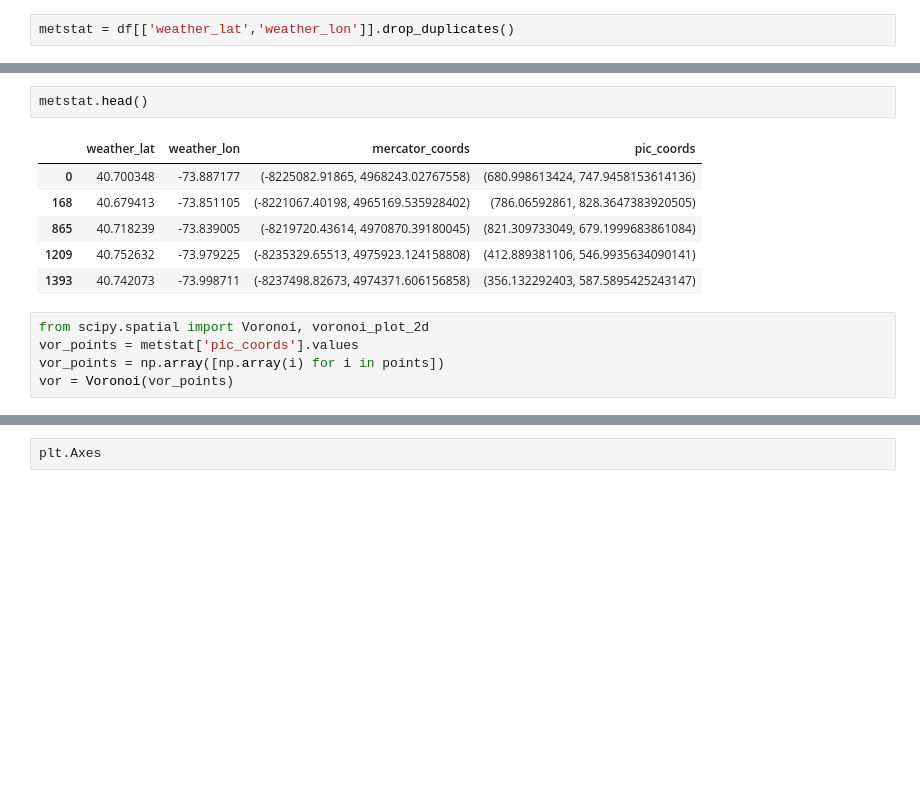
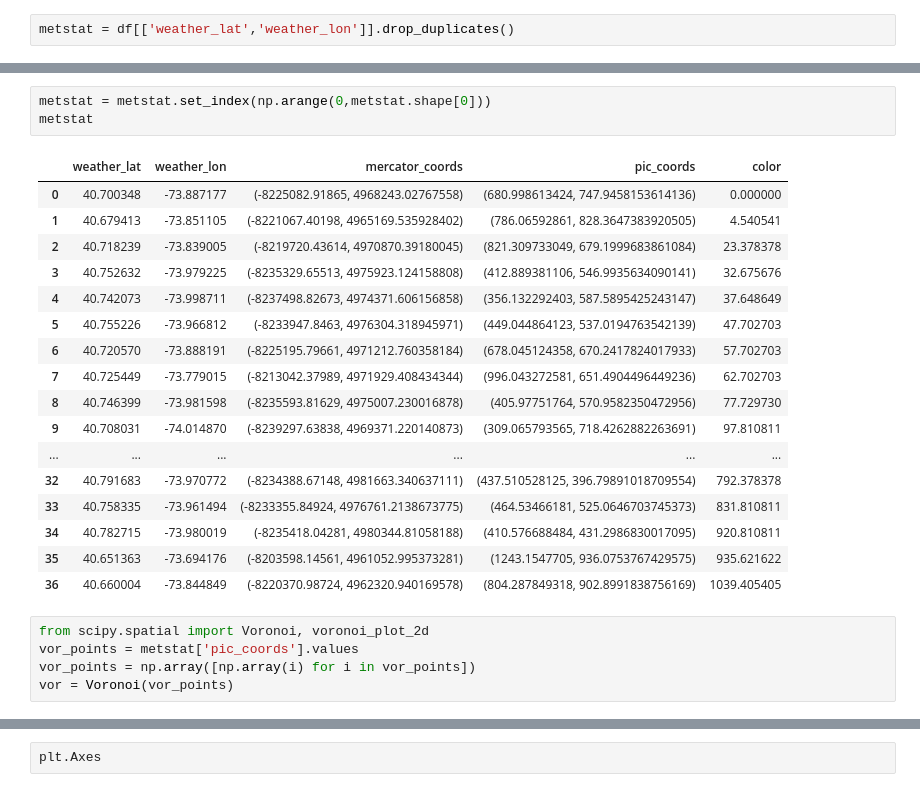
Before and after one commit to ihkihk/datan, a Jupyter notebook: p2_nycsubway/p2_nyc.ipynb, the cells around one changed output, grey strips where cells are left out. Cells and saved outputs as stored; diff of their text form; blank space fills up the shorter version.

```diff
--- a/p2_nycsubway/p2_nyc.ipynb
+++ b/p2_nycsubway/p2_nyc.ipynb
@@ -278,14 +288,26 @@ metstat = metstat.assign(pic_coords = metstat.apply(lambda row: proj2pic(row[2][
-# %%
-metstat.head()
-# %% [output]
-|  | weather_lat | weather_lon | mercator_coords | pic_coords |
-| 0 | 40.700348 | -73.887177 | (-8225082.91865, 4968243.02767558) | (680.998613424, 747.9458153614136) |
-| 168 | 40.679413 | -73.851105 | (-8221067.40198, 4965169.535928402) | (786.06592861, 828.3647383920505) |
-| 865 | 40.718239 | -73.839005 | (-8219720.43614, 4970870.39180045) | (821.309733049, 679.1999683861084) |
-| 1209 | 40.752632 | -73.979225 | (-8235329.65513, 4975923.124158808) | (412.889381106, 546.9935634090141) |
-| 1393 | 40.742073 | -73.998711 | (-8237498.82673, 4974371.606156858) | (356.132292403, 587.5895425243147) |
+# %%
+metstat = metstat.set_index(np.arange(0,metstat.shape[0]))
+metstat
+# %% [output]
+|  | weather_lat | weather_lon | mercator_coords | pic_coords | color |
+| 0 | 40.700348 | -73.887177 | (-8225082.91865, 4968243.02767558) | (680.998613424, 747.9458153614136) | 0.000000 |
+| 1 | 40.679413 | -73.851105 | (-8221067.40198, 4965169.535928402) | (786.06592861, 828.3647383920505) | 4.540541 |
+| 2 | 40.718239 | -73.839005 | (-8219720.43614, 4970870.39180045) | (821.309733049, 679.1999683861084) | 23.378378 |
+| 3 | 40.752632 | -73.979225 | (-8235329.65513, 4975923.124158808) | (412.889381106, 546.9935634090141) | 32.675676 |
+| 4 | 40.742073 | -73.998711 | (-8237498.82673, 4974371.606156858) | (356.132292403, 587.5895425243147) | 37.648649 |
+| 5 | 40.755226 | -73.966812 | (-8233947.8463, 4976304.318945971) | (449.044864123, 537.0194763542139) | 47.702703 |
+| 6 | 40.720570 | -73.888191 | (-8225195.79661, 4971212.760358184) | (678.045124358, 670.2417824017933) | 57.702703 |
+| 7 | 40.725449 | -73.779015 | (-8213042.37989, 4971929.408434344) | (996.043272581, 651.4904496449236) | 62.702703 |
+| 8 | 40.746399 | -73.981598 | (-8235593.81629, 4975007.230016878) | (405.97751764, 570.9582350472956) | 77.729730 |
+| 9 | 40.708031 | -74.014870 | (-8239297.63838, 4969371.220140873) | (309.065793565, 718.4262882263691) | 97.810811 |
+| ... | ... | ... | ... | ... | ... |
+| 32 | 40.791683 | -73.970772 | (-8234388.67148, 4981663.340637111) | (437.510528125, 396.79891018709554) | 792.378378 |
+| 33 | 40.758335 | -73.961494 | (-8233355.84924, 4976761.2138673775) | (464.53466181, 525.0646703745373) | 831.810811 |
+| 34 | 40.782715 | -73.980019 | (-8235418.04281, 4980344.81058188) | (410.576688484, 431.2986830017095) | 920.810811 |
+| 35 | 40.651363 | -73.694176 | (-8203598.14561, 4961052.995373281) | (1243.1547705, 936.0753767429575) | 935.621622 |
+| 36 | 40.660004 | -73.844849 | (-8220370.98724, 4962320.940169578) | (804.287849318, 902.8991838756169) | 1039.405405 |
 # %%
 from scipy.spatial import Voronoi, voronoi_plot_2d
 vor_points = metstat['pic_coords'].values
-vor_points = np.array([np.array(i) for i in points])
+vor_points = np.array([np.array(i) for i in vor_points])
 vor = Voronoi(vor_points)
```
Also changed, not shown: parts of 5 cells of this notebook.
